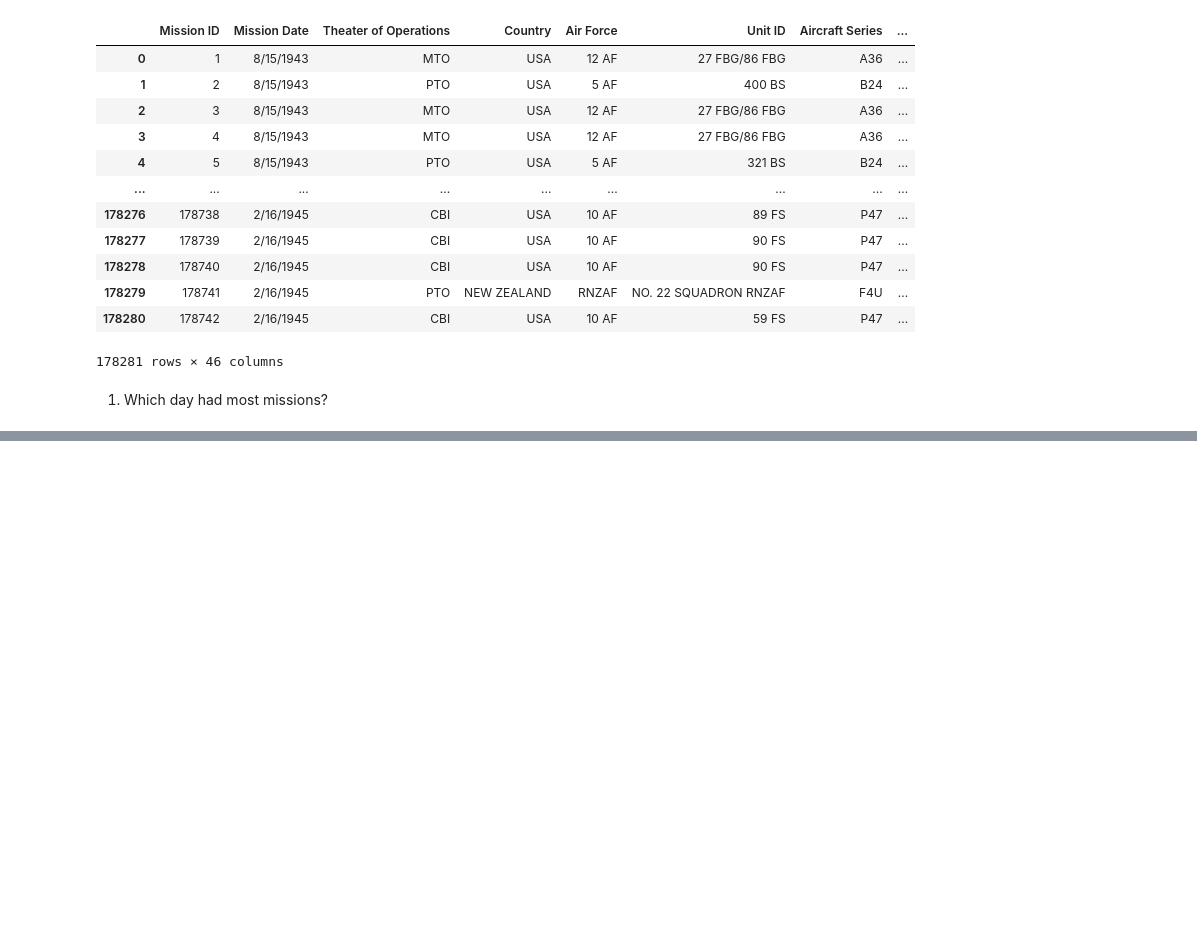
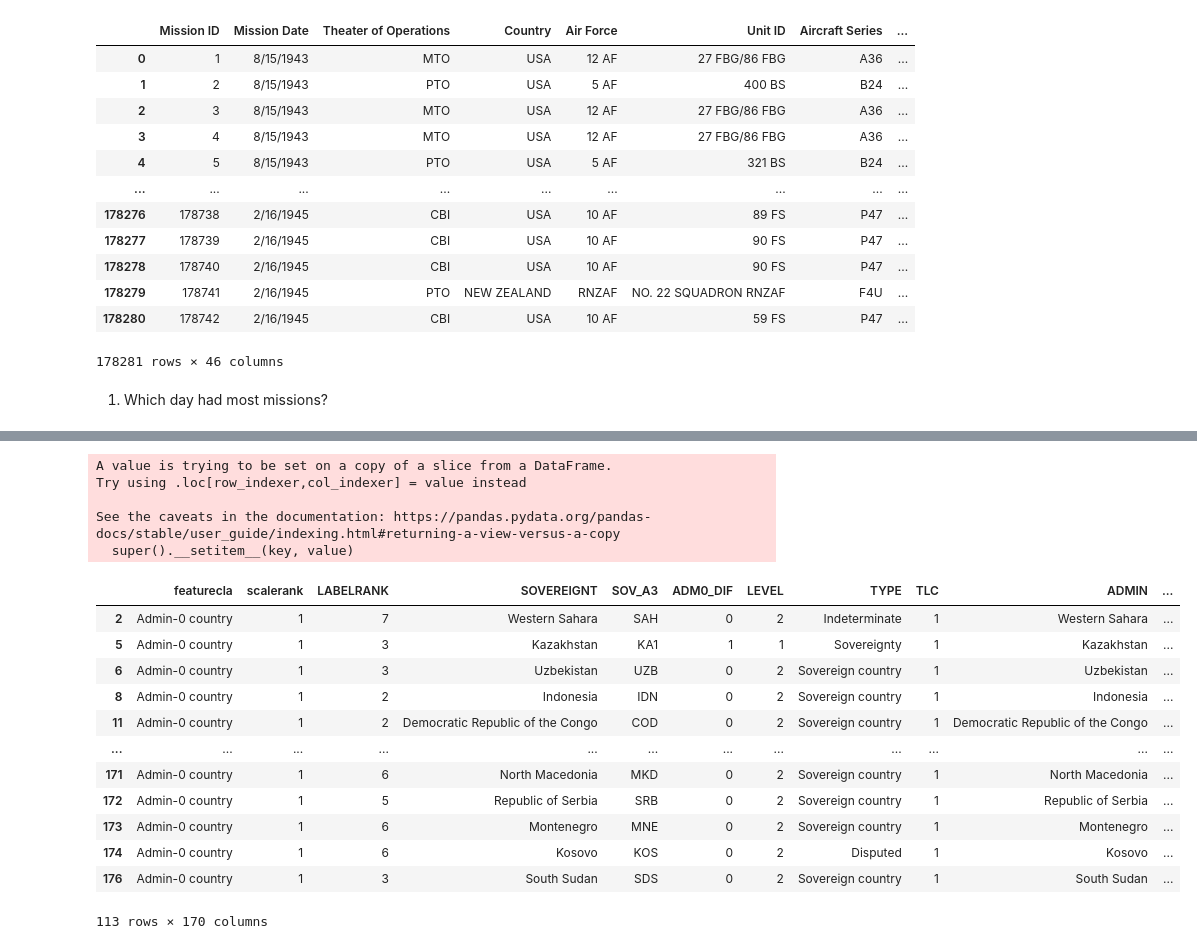
Before and after one commit to AlbertoArath/IA, a Jupyter notebook: ToolsForDataScience/Project/Project.ipynb, the cells around one changed output, grey strips where cells are left out. Cells and saved outputs as stored; diff of their text form; code cells hidden in the pictures; blank space fills up the shorter version.

```diff
--- a/ToolsForDataScience/Project/Project.ipynb
+++ b/ToolsForDataScience/Project/Project.ipynb
@@ -93 +156,36 @@ aerial = aerial[pd.isna(aerial['Takeoff Longitude'])==False]
+# %%
+aerial = aerial[
+    (aerial["Takeoff Longitude"] >= longitude_min) &
+    (aerial["Takeoff Longitude"] <= longitude_max) &
+    (aerial["Takeoff Latitude"] >= latitude_min) &
+    (aerial["Takeoff Latitude"] <= latitude_max)
+]
+aerial.to_csv("Filtered_with_coordinates.csv", index=False)
+world = gpd.read_file(Path("ne_110m_admin_0_countries/ne_110m_admin_0_countries.shp"))
+
+# Filter for Europe and North Africa based on coordinates
+europe_north_africa = world.cx[-10:120, 0:90]  # Longitude: -30 to 60, Latitude: 15 to 50
+
+europe_north_africa["bases"] = np.random.randint(0, 100, len(europe_north_africa))
+
+europe_north_africa
+# %% [output]
+A value is trying to be set on a copy of a slice from a DataFrame.
+Try using .loc[row_indexer,col_indexer] = value instead
+
+See the caveats in the documentation: https://pandas.pydata.org/pandas-docs/stable/user_guide/indexing.html#returning-a-view-versus-a-copy
+  super().__setitem__(key, value)
+|  | featurecla | scalerank | LABELRANK | SOVEREIGNT | SOV_A3 | ADM0_DIF | LEVEL | TYPE | TLC | ADMIN | ... |
+| 2 | Admin-0 country | 1 | 7 | Western Sahara | SAH | 0 | 2 | Indeterminate | 1 | Western Sahara | ... |
+| 5 | Admin-0 country | 1 | 3 | Kazakhstan | KA1 | 1 | 1 | Sovereignty | 1 | Kazakhstan | ... |
+| 6 | Admin-0 country | 1 | 3 | Uzbekistan | UZB | 0 | 2 | Sovereign country | 1 | Uzbekistan | ... |
+| 8 | Admin-0 country | 1 | 2 | Indonesia | IDN | 0 | 2 | Sovereign country | 1 | Indonesia | ... |
+| 11 | Admin-0 country | 1 | 2 | Democratic Republic of the Congo | COD | 0 | 2 | Sovereign country | 1 | Democratic Republic of the Congo | ... |
+| ... | ... | ... | ... | ... | ... | ... | ... | ... | ... | ... | ... |
+| 171 | Admin-0 country | 1 | 6 | North Macedonia | MKD | 0 | 2 | Sovereign country | 1 | North Macedonia | ... |
+| 172 | Admin-0 country | 1 | 5 | Republic of Serbia | SRB | 0 | 2 | Sovereign country | 1 | Republic of Serbia | ... |
+| 173 | Admin-0 country | 1 | 6 | Montenegro | MNE | 0 | 2 | Sovereign country | 1 | Montenegro | ... |
+| 174 | Admin-0 country | 1 | 6 | Kosovo | KOS | 0 | 2 | Disputed | 1 | Kosovo | ... |
+| 176 | Admin-0 country | 1 | 3 | South Sudan | SDS | 0 | 2 | Sovereign country | 1 | South Sudan | ... |
+113 rows × 170 columns
 # %%
```
Also changed, not shown: parts of 6 cells of this notebook, 2 other files.
